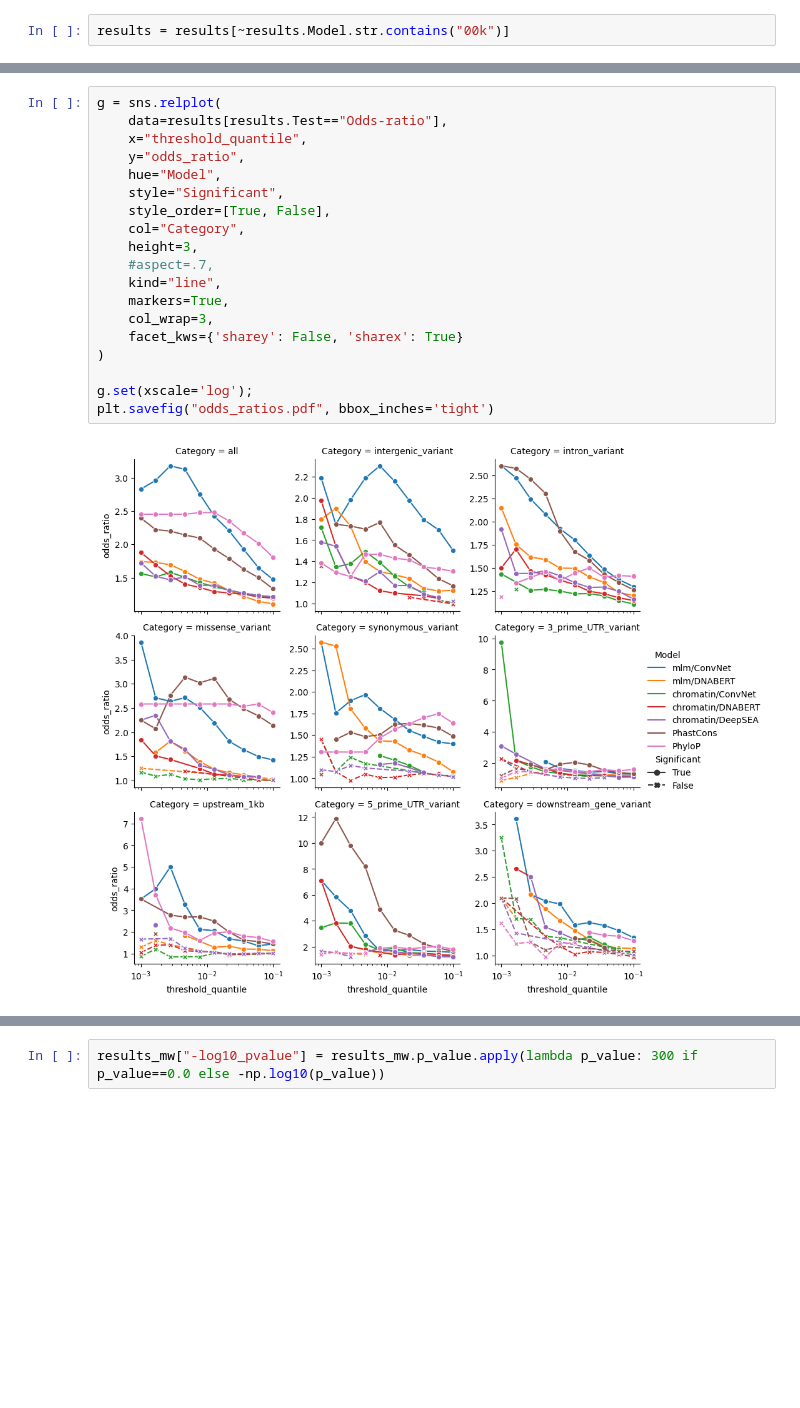
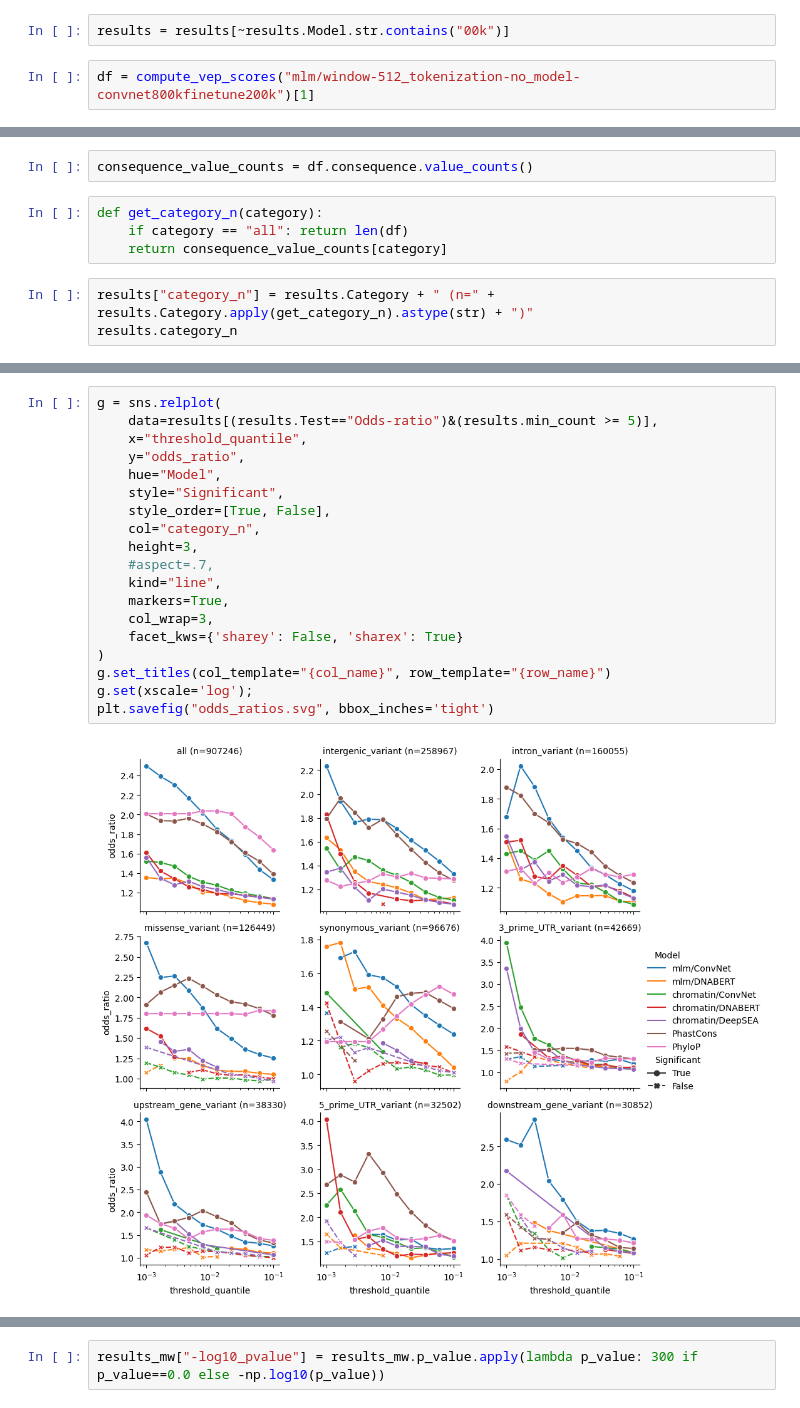
Before and after one commit to songlab-cal/gpn, a Jupyter notebook: analysis/plot_vep.ipynb, the cells around one changed output, grey strips where cells are left out. Saved outputs shown, nothing was run; the diff lists cells and outputs as text; blank space fills up the shorter version.

```diff
--- a/analysis/plot_vep.ipynb
+++ b/analysis/plot_vep.ipynb
@@ -188,3 +202,5 @@ results.odds_ratio.max()
 #results = results[results.Model.str.contains("mlm/ConvNet")]
 # %%
 results = results[~results.Model.str.contains("00k")]
+# %%
+df = compute_vep_scores("mlm/window-512_tokenization-no_model-convnet800kfinetune200k")[1]
@@ -190,0 +212,9 @@ results = results[~results.Model.str.contains("00k")]
+# %%
+consequence_value_counts = df.consequence.value_counts()
+# %%
+def get_category_n(category):
+    if category == "all": return len(df)
+    return consequence_value_counts[category]
+# %%
+results["category_n"] = results.Category + " (n=" + results.Category.apply(get_category_n).astype(str) + ")"
+results.category_n
@@ -191,24 +234,24 @@ results = results[~results.Model.str.contains("00k")]
 # %%
 g = sns.relplot(
-    data=results[results.Test=="Odds-ratio"],
+    data=results[(results.Test=="Odds-ratio")&(results.min_count >= 5)],
     x="threshold_quantile",
     y="odds_ratio",
     hue="Model",
     style="Significant",
     style_order=[True, False],
-    col="Category",
+    col="category_n",
     height=3,
     #aspect=.7,
     kind="line",
     markers=True,
     col_wrap=3,
     facet_kws={'sharey': False, 'sharex': True}
 )
-
+g.set_titles(col_template="{col_name}", row_template="{row_name}")
 g.set(xscale='log');
-plt.savefig("odds_ratios.pdf", bbox_inches='tight')
+plt.savefig("odds_ratios.svg", bbox_inches='tight')
 # %% [output]
-[figure, old version]
+[figure, new version]
 # %%
 results_mw = results[results.Test=="Mann-Whitney"]
 results_mw
```
Also changed, not shown: parts of 25 cells of this notebook, 12 other files.
